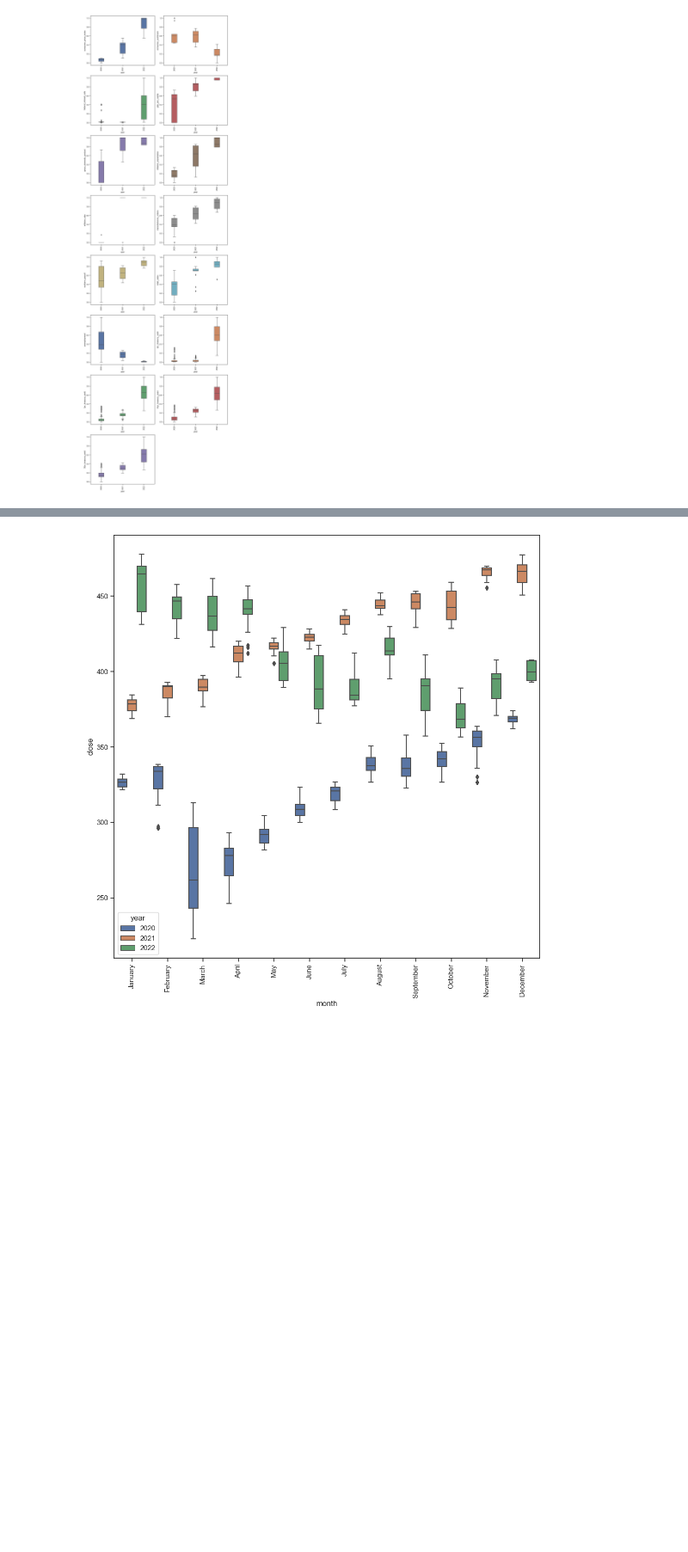
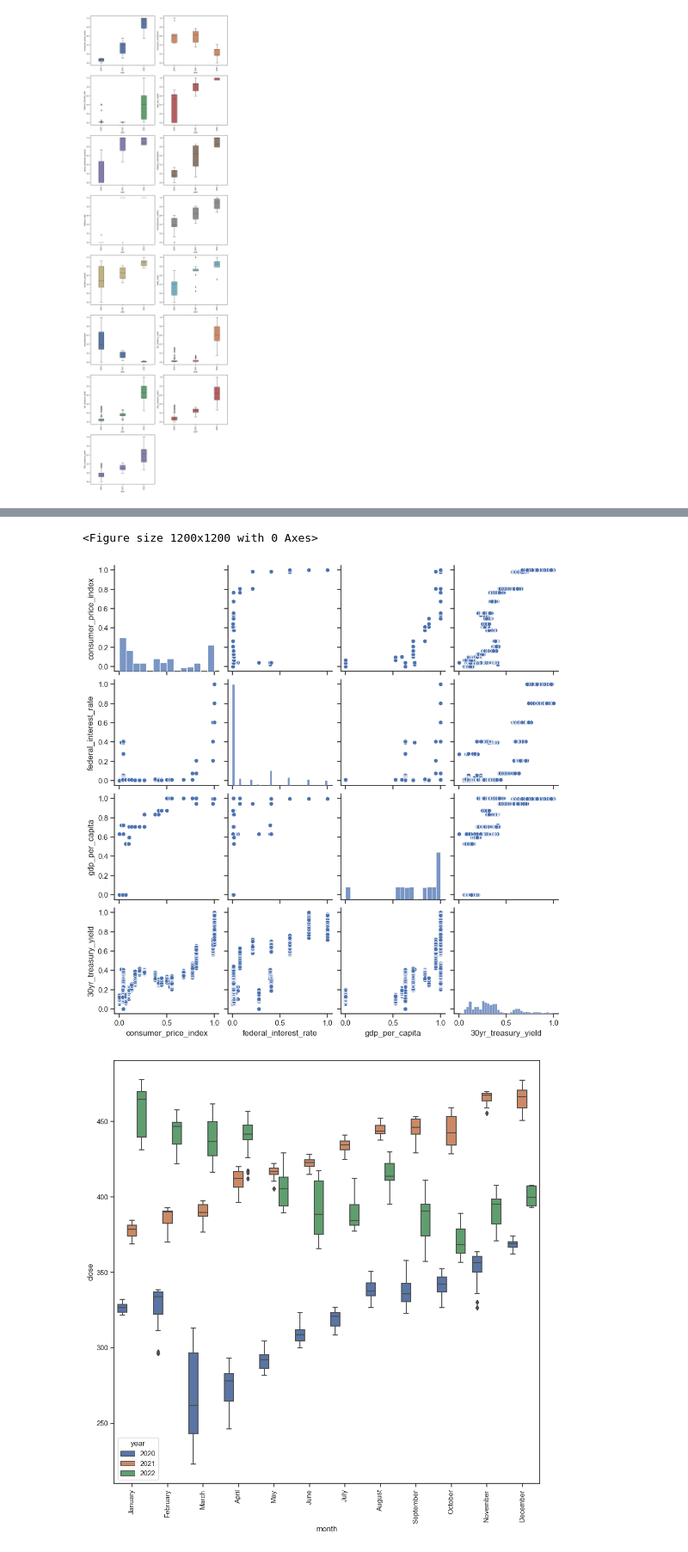
Before and after one commit to noelnamai/mle-alpha-vantage, a Jupyter notebook: exploratory-data-analysis.ipynb, the cells around one changed output, grey strips where cells are left out. Shown at 86% size. Saved outputs shown, nothing was run; the diff lists cells and outputs as text; code cells hidden in the pictures; blank space fills up the shorter version.

```diff
--- a/exploratory-data-analysis.ipynb
+++ b/exploratory-data-analysis.ipynb
@@ -132,3 +132,21 @@ plt.show()
+# %%
+keep_columns = np.full(corr_matrix.shape[0], True)
+
+for i in range(corr_matrix.shape[0] - 1):
+    for j in range(i + 1, corr_matrix.shape[0] - 1):
+        if (np.abs(corr_matrix.iloc[i, j]) >= 0.8):
+            keep_columns[j] = False
+
+selected_columns = df[economic_indicators].columns[keep_columns]
+df_reduced = df[selected_columns]
+# %%
+fig = plt.figure(figsize=(12, 12))
+
+sns.pairplot(df_reduced)
+plt.show()
+# %% [output]
+<Figure size 1200x1200 with 0 Axes>
+[figure, added]
 # %%
 fig = plt.figure(figsize=(12, 12))
 
```
Also changed, not shown: parts of 2 cells of this notebook, 2 other files.
